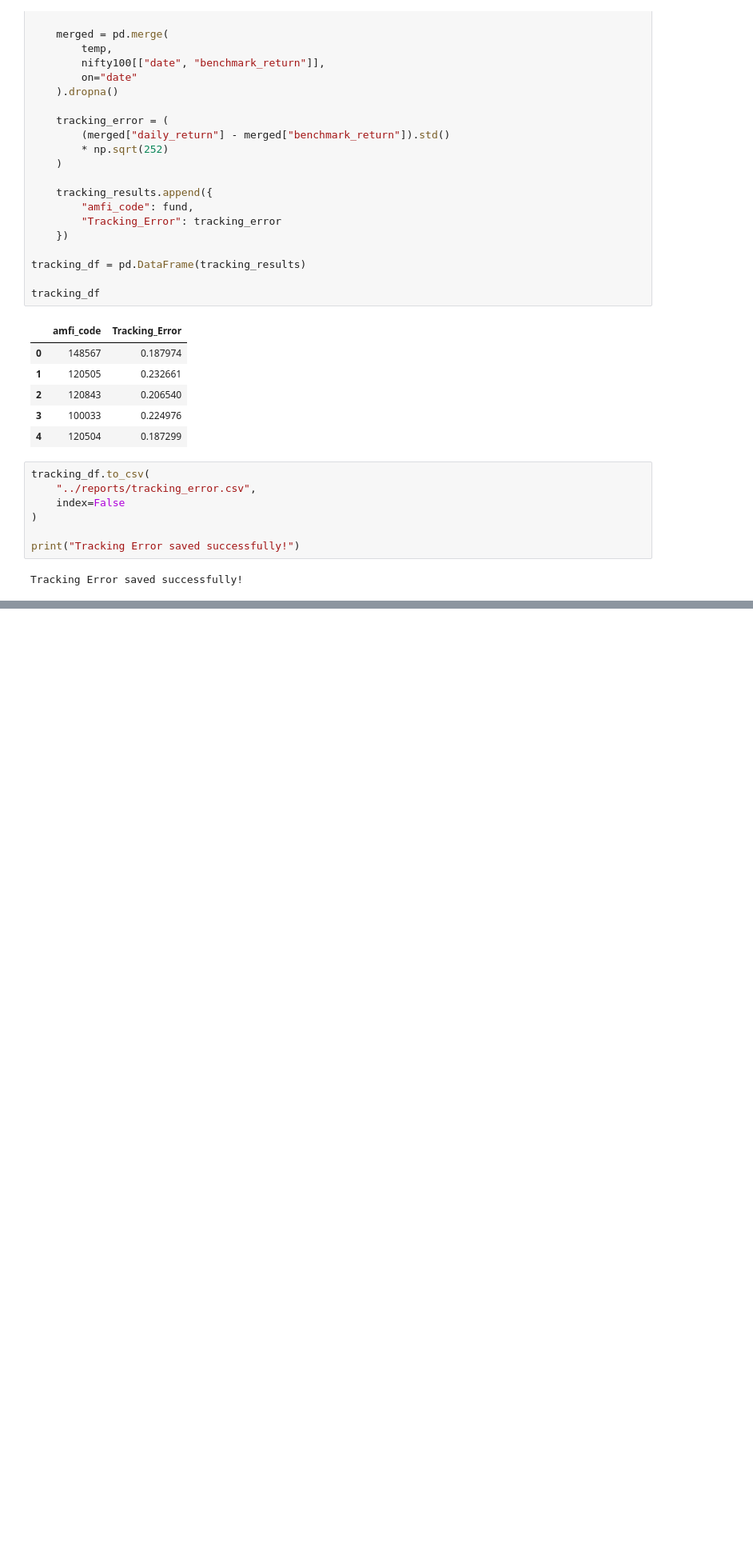
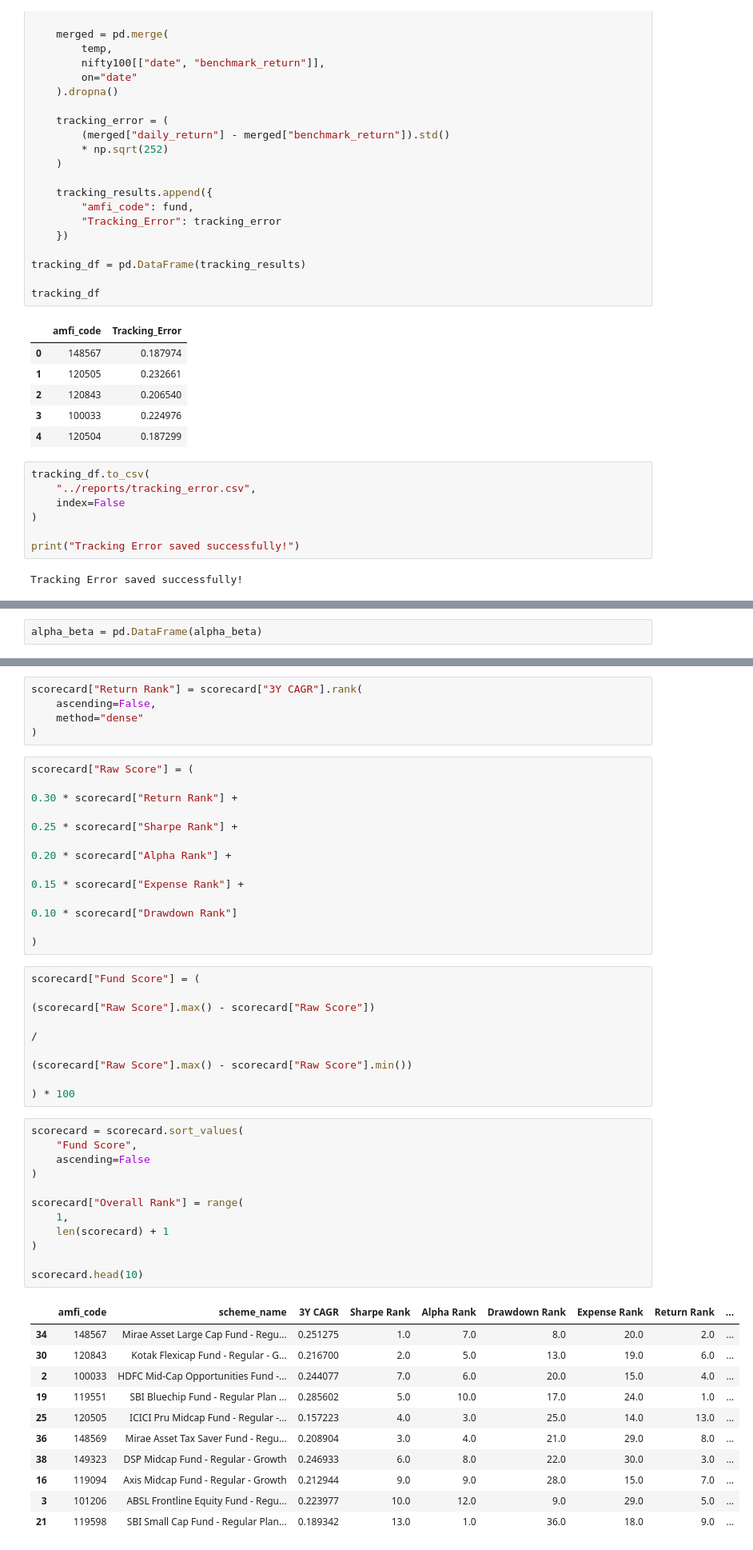
Before and after one commit to GoUrAv29142/fintech-capstone-project, a Jupyter notebook: notebooks/Performance_Analytics.ipynb, the cells around one changed output, grey strips where cells are left out. Shown at 80% size. Drawn from its saved outputs; the diff is of its cells as text; blank space fills up the shorter version.

```diff
--- a/notebooks/Performance_Analytics.ipynb
+++ b/notebooks/Performance_Analytics.ipynb
@@ -1031,0 +1439,2 @@ Tracking Error saved successfully!
+# %%
+alpha_beta = pd.DataFrame(alpha_beta)
@@ -1031,0 +1597,53 @@ Tracking Error saved successfully!
+# %%
+scorecard["Return Rank"] = scorecard["3Y CAGR"].rank(
+    ascending=False,
+    method="dense"
+)
+# %%
+scorecard["Raw Score"] = (
+
+0.30 * scorecard["Return Rank"] +
+
+0.25 * scorecard["Sharpe Rank"] +
+
+0.20 * scorecard["Alpha Rank"] +
+
+0.15 * scorecard["Expense Rank"] +
+
+0.10 * scorecard["Drawdown Rank"]
+
+)
+# %%
+scorecard["Fund Score"] = (
+
+(scorecard["Raw Score"].max() - scorecard["Raw Score"])
+
+/
+
+(scorecard["Raw Score"].max() - scorecard["Raw Score"].min())
+
+) * 100
+# %%
+scorecard = scorecard.sort_values(
+    "Fund Score",
+    ascending=False
+)
+
+scorecard["Overall Rank"] = range(
+    1,
+    len(scorecard) + 1
+)
+
+scorecard.head(10)
+# %% [output]
+|  | amfi_code | scheme_name | 3Y CAGR | Sharpe Rank | Alpha Rank | Drawdown Rank | Expense Rank | Return Rank | ... |
+| 34 | 148567 | Mirae Asset Large Cap Fund - Regu... | 0.251275 | 1.0 | 7.0 | 8.0 | 20.0 | 2.0 | ... |
+| 30 | 120843 | Kotak Flexicap Fund - Regular - G... | 0.216700 | 2.0 | 5.0 | 13.0 | 19.0 | 6.0 | ... |
+| 2 | 100033 | HDFC Mid-Cap Opportunities Fund -... | 0.244077 | 7.0 | 6.0 | 20.0 | 15.0 | 4.0 | ... |
+| 19 | 119551 | SBI Bluechip Fund - Regular Plan ... | 0.285602 | 5.0 | 10.0 | 17.0 | 24.0 | 1.0 | ... |
+| 25 | 120505 | ICICI Pru Midcap Fund - Regular -... | 0.157223 | 4.0 | 3.0 | 25.0 | 14.0 | 13.0 | ... |
+| 36 | 148569 | Mirae Asset Tax Saver Fund - Regu... | 0.208904 | 3.0 | 4.0 | 21.0 | 29.0 | 8.0 | ... |
+| 38 | 149323 | DSP Midcap Fund - Regular - Growth | 0.246933 | 6.0 | 8.0 | 22.0 | 30.0 | 3.0 | ... |
+| 16 | 119094 | Axis Midcap Fund - Regular - Growth | 0.212944 | 9.0 | 9.0 | 28.0 | 15.0 | 7.0 | ... |
+| 3 | 101206 | ABSL Frontline Equity Fund - Regu... | 0.223977 | 10.0 | 12.0 | 9.0 | 29.0 | 5.0 | ... |
+| 21 | 119598 | SBI Small Cap Fund - Regular Plan... | 0.189342 | 13.0 | 1.0 | 36.0 | 18.0 | 9.0 | ... |
```
Also changed, not shown: parts of 60 cells of this notebook, 8 other files.
